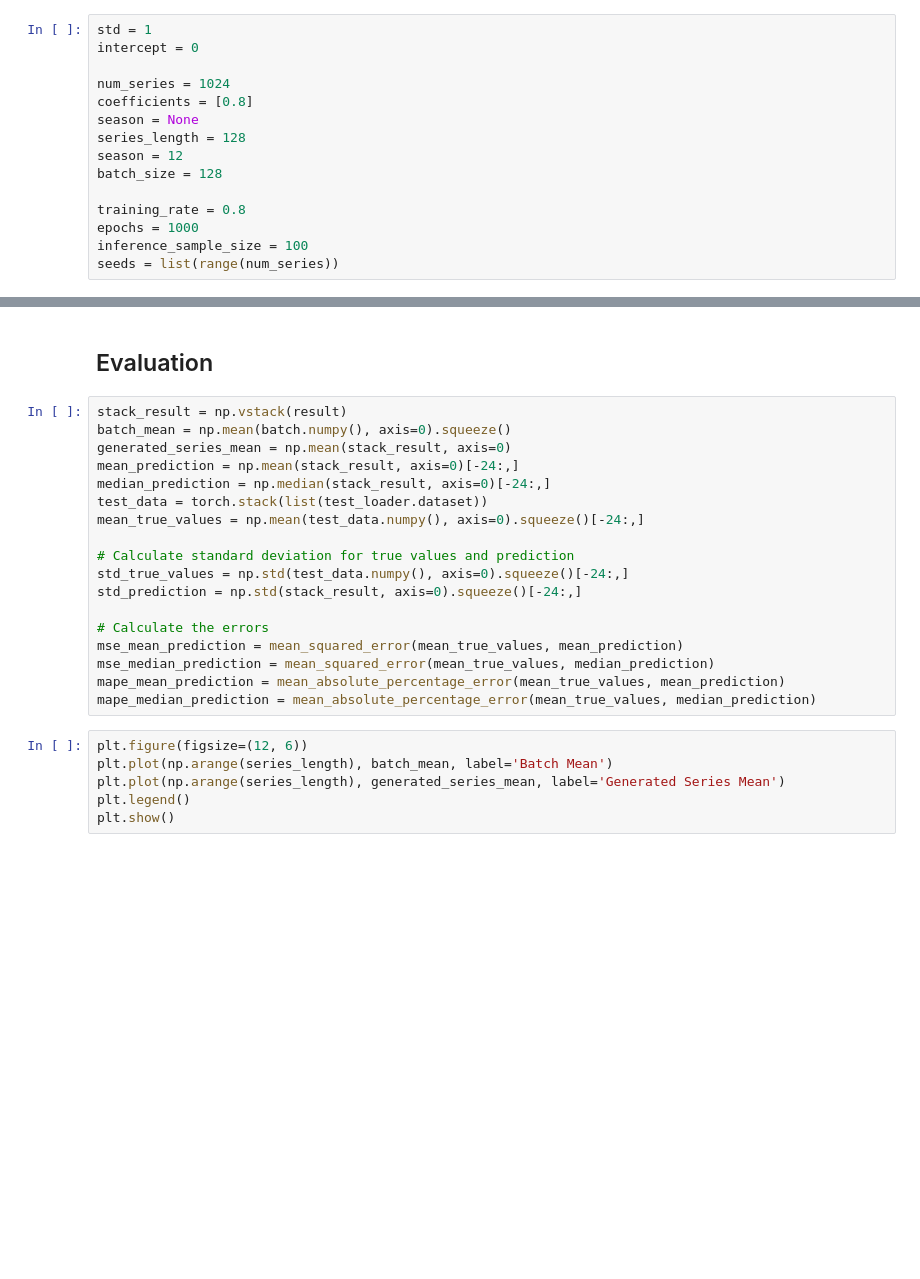
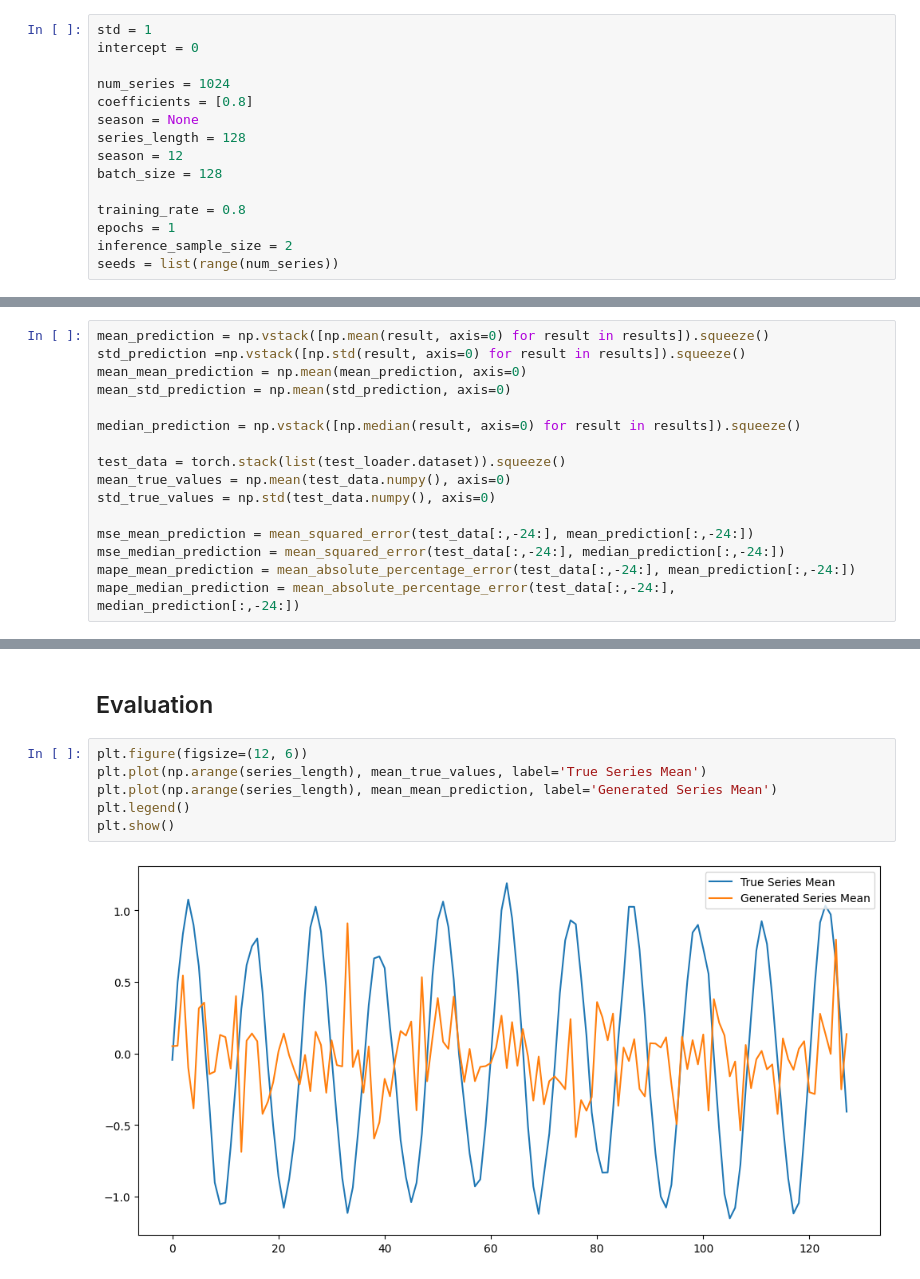
Before and after one commit to egpivo/SSSD_CP, a Jupyter notebook: notebooks/experiments/ar_training_test.ipynb, the cells around one changed output, grey strips where cells are left out. Saved outputs shown, nothing was run; the diff lists cells and outputs as text; blank space fills up the shorter version.

Commit message:
CHG: modify the simulation results

```diff
--- a/notebooks/experiments/ar_training_test.ipynb
+++ b/notebooks/experiments/ar_training_test.ipynb
@@ -48,8 +48,8 @@ season = 12
 batch_size = 128
 
 training_rate = 0.8
-epochs = 1000
-inference_sample_size = 100
+epochs = 1
+inference_sample_size = 2
 seeds = list(range(num_series))
 # %% [markdown]
 ## Data Generation
@@ -175,0 +203,16 @@ for _ in inference_pbar:
+# %%
+mean_prediction = np.vstack([np.mean(result, axis=0) for result in results]).squeeze()
+std_prediction =np.vstack([np.std(result, axis=0) for result in results]).squeeze()
+mean_mean_prediction = np.mean(mean_prediction, axis=0)
+mean_std_prediction = np.mean(std_prediction, axis=0)
+
+median_prediction = np.vstack([np.median(result, axis=0) for result in results]).squeeze()
+
+test_data = torch.stack(list(test_loader.dataset)).squeeze()
+mean_true_values = np.mean(test_data.numpy(), axis=0)
+std_true_values = np.std(test_data.numpy(), axis=0)
+
+mse_mean_prediction = mean_squared_error(test_data[:,-24:], mean_prediction[:,-24:])
+mse_median_prediction = mean_squared_error(test_data[:,-24:], median_prediction[:,-24:])
+mape_mean_prediction = mean_absolute_percentage_error(test_data[:,-24:], mean_prediction[:,-24:])
+mape_median_prediction = mean_absolute_percentage_error(test_data[:,-24:], median_prediction[:,-24:])
@@ -176,26 +233,10 @@ for _ in inference_pbar:
 # %% [markdown]
 ## Evaluation
-# %%
-stack_result = np.vstack(result)
-batch_mean = np.mean(batch.numpy(), axis=0).squeeze()
-generated_series_mean = np.mean(stack_result, axis=0)
-mean_prediction = np.mean(stack_result, axis=0)[-24:,]
-median_prediction = np.median(stack_result, axis=0)[-24:,]
-test_data = torch.stack(list(test_loader.dataset))
-mean_true_values = np.mean(test_data.numpy(), axis=0).squeeze()[-24:,]
-
-# Calculate standard deviation for true values and prediction
-std_true_values = np.std(test_data.numpy(), axis=0).squeeze()[-24:,]
-std_prediction = np.std(stack_result, axis=0).squeeze()[-24:,]
-
-# Calculate the errors
-mse_mean_prediction = mean_squared_error(mean_true_values, mean_prediction)
-mse_median_prediction = mean_squared_error(mean_true_values, median_prediction)
-mape_mean_prediction = mean_absolute_percentage_error(mean_true_values, mean_prediction)
-mape_median_prediction = mean_absolute_percentage_error(mean_true_values, median_prediction)
 # %%
 plt.figure(figsize=(12, 6))
-plt.plot(np.arange(series_length), batch_mean, label='Batch Mean')
-plt.plot(np.arange(series_length), generated_series_mean, label='Generated Series Mean')
+plt.plot(np.arange(series_length), mean_true_values, label='True Series Mean')
+plt.plot(np.arange(series_length), mean_mean_prediction, label='Generated Series Mean')
 plt.legend()
 plt.show()
+# %% [output]
+[figure, added]
```
Also changed, not shown: parts of 7 cells of this notebook, 1 other file.
